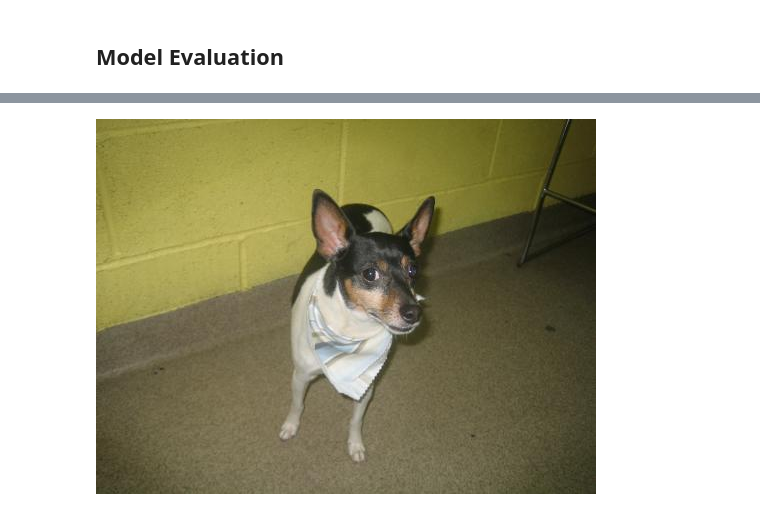
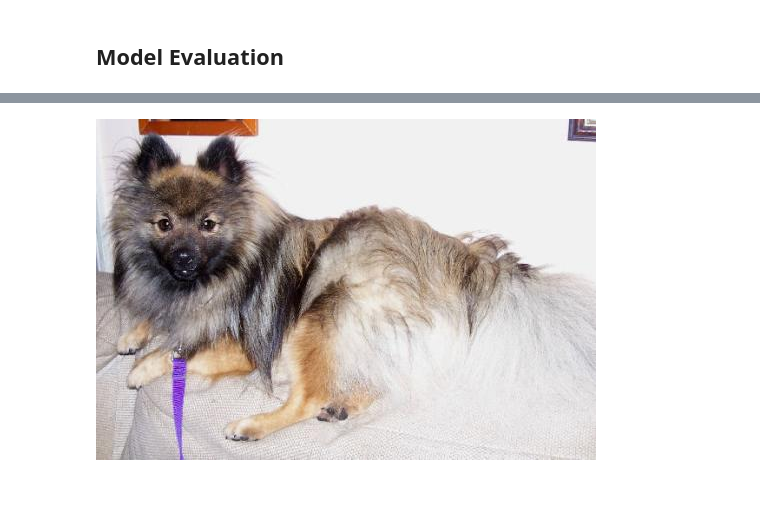
Before and after one commit to noreddinelam/DataAnalyzer, a Jupyter notebook: src/tensorflow/CatVSDog.ipynb, the cells around one changed output, grey strips where cells are left out. Drawn from its saved outputs; the diff is of its cells as text; code cells hidden in the pictures.

Commit message:
final train for cat vs dog

```diff
--- a/src/tensorflow/CatVSDog.ipynb
+++ b/src/tensorflow/CatVSDog.ipynb
@@ -51,16 +45,15 @@ for i in ["cat","dog"]:
     data_validator(validation_dir + "/" + i)
 # %% [markdown]
 ### Generate directory to read images from & Data augmentation
+# %%
+
+train_datagen = keras.preprocessing.image.ImageDataGenerator(rescale=1.0/255.)
+test_datagen = keras.preprocessing.image.ImageDataGenerator(rescale=1.0/255.)
+validation_datagen = keras.preprocessing.image.ImageDataGenerator(rescale=1.0/255.)
 # %%
 
-train_datagen = image.ImageDataGenerator(rescale=1.0/255.) #normalisation
-train_generator = train_datagen.flow_from_directory(training_dir,batch_size=250,class_mode='binary',target_size=(150, 150), shuffle=True)
-
-test_datagen = image.ImageDataGenerator(rescale=1.0/255.)
+train_generator = train_datagen.flow_from_directory(training_dir,batch_size=200,class_mode='binary',target_size=(150, 150), shuffle=True)
 test_generator = test_datagen.flow_from_directory(testing_dir,class_mode='binary',target_size=(150, 150), shuffle=False)
-
-
-validation_datagen = image.ImageDataGenerator(rescale=1.0/255.)
 validation_generator = validation_datagen.flow_from_directory(validation_dir,class_mode='binary',target_size=(150, 150), shuffle=True)
 # %% [output]
 Found 20000 images belonging to 2 classes.
@@ -137,5 +124,5 @@ Training the model : To find the relation between data and labels
 # %% [markdown]
 # Fit Model
 # %%
-history = catvsdog_model.fit(train_generator, epochs=150, validation_data=validation_generator, validation_steps=6)
+history = catvsdog_model.fit(train_generator, epochs=50, validation_data=validation_generator, validation_steps=6)
 # %% [output]
@@ -181,23 +183,23 @@ predict_model("/home/azureuser/digit_data/testing/dog/10500.jpg",catvsdog_model)
 # %%
 
+def loadImage(path):
+    return PImage.open(path +"/" +"10510.jpg")
 
-def loadImage(path):
-    return PImage.open(path +"/" +"10002.jpg")
-
-path =  "/home/azureuser/data/testing/dog"
+path =  "/home/azureuser/catvsdog_dataset/testing/dog"
 
 # your images in an array
 img = loadImage(path)
 img.show()
 rimg=img.resize((150,150))
 x = np.asarray(rimg)
 x = np.expand_dims(x, axis=0)
 image = np.vstack([x])
 classes = catvsdog_model.predict(image)
+print(classes)
 print(classes[0])
 if classes[0]>0.5:
     print(" is a dog")
 else:
     print(" is a cat")
 # %% [output]
-[figure, old version]
+[figure, new version]
```
Also changed, not shown: parts of 13 cells of this notebook, 1 other file.
